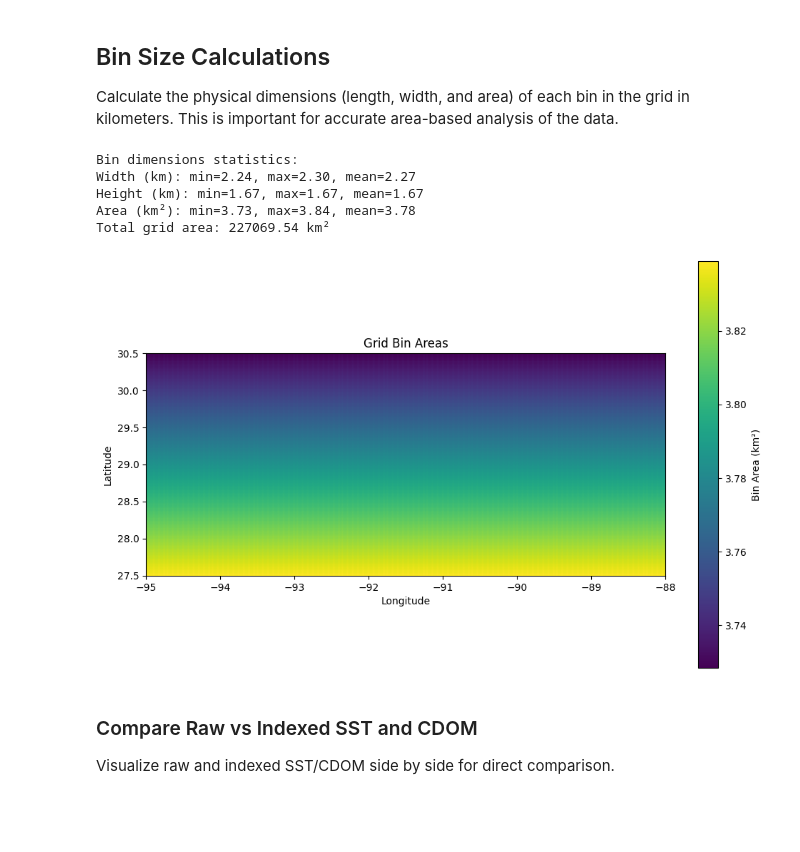
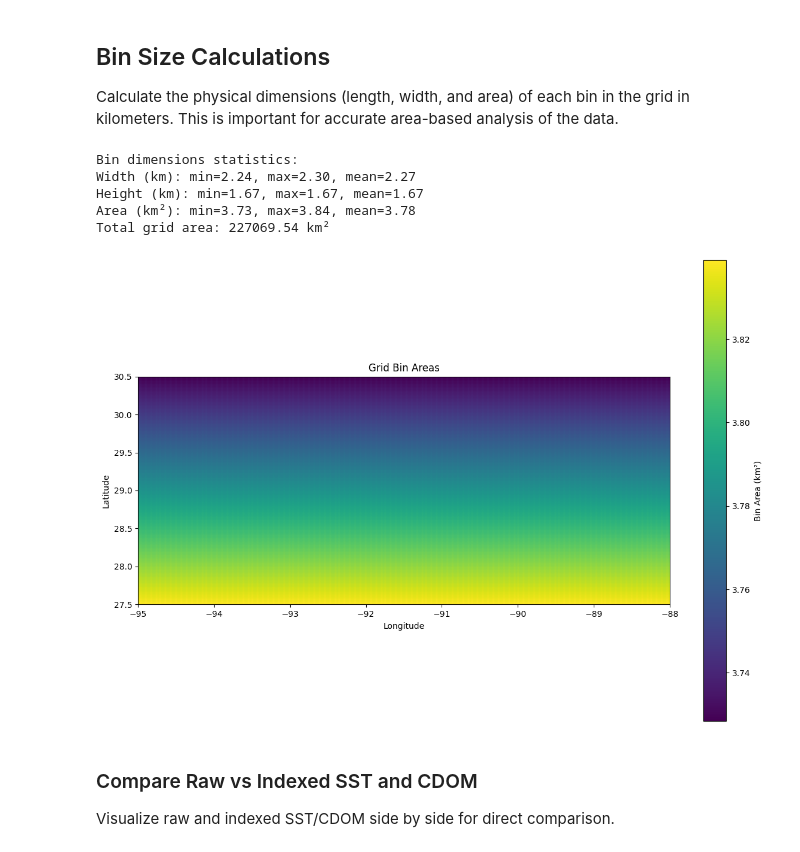
Before and after one commit to makaip/nasa-murep-local, a Jupyter notebook: cdom_sst/test_cdomsst.ipynb, the cells around one changed output. Saved outputs shown, nothing was run; the diff lists cells and outputs as text; code cells hidden in the pictures; blank space fills up the shorter version.

```diff
--- a/cdom_sst/test_cdomsst.ipynb
+++ b/cdom_sst/test_cdomsst.ipynb
@@ -548,35 +542,35 @@ for i in range(lat_bins):
         bin_heights_km[i, j] = haversine_distance(
             lat_bin_edges[i], lon_centers[j],
             lat_bin_edges[i+1], lon_centers[j]
         )
 
         # Calculate area
         bin_areas_km2[i, j] = bin_widths_km[i, j] * bin_heights_km[i, j]
 
 # Print statistics
 print(f"Bin dimensions statistics:")
 print(f"Width (km): min={np.min(bin_widths_km):.2f}, max={np.max(bin_widths_km):.2f}, mean={np.mean(bin_widths_km):.2f}")
 print(f"Height (km): min={np.min(bin_heights_km):.2f}, max={np.max(bin_heights_km):.2f}, mean={np.mean(bin_heights_km):.2f}")
 print(f"Area (km²): min={np.min(bin_areas_km2):.2f}, max={np.max(bin_areas_km2):.2f}, mean={np.mean(bin_areas_km2):.2f}")
 print(f"Total grid area: {np.sum(bin_areas_km2):.2f} km²")
 
 # Optional: Plot bin areas
-plt.figure(figsize=(10, 6))
+plt.figure(figsize=(12,8))
 plt.imshow(bin_areas_km2, origin='lower', cmap='viridis',
            extent=[lon_bin_edges[0], lon_bin_edges[-1], lat_bin_edges[0], lat_bin_edges[-1]])
 plt.colorbar(label='Bin Area (km²)')
 plt.title('Grid Bin Areas')
 plt.xlabel('Longitude')
 plt.ylabel('Latitude')
 plt.tight_layout()
 plt.show()
 # %% [output]
 Bin dimensions statistics:
 Width (km): min=2.24, max=2.30, mean=2.27
 Height (km): min=1.67, max=1.67, mean=1.67
 Area (km²): min=3.73, max=3.84, mean=3.78
 Total grid area: 227069.54 km²
-[figure, old version]
+[figure, new version]
 # %% [markdown]
 ### Compare Raw vs Indexed SST and CDOM
 
```
Also changed, not shown: parts of 6 cells of this notebook, 15 other files.
